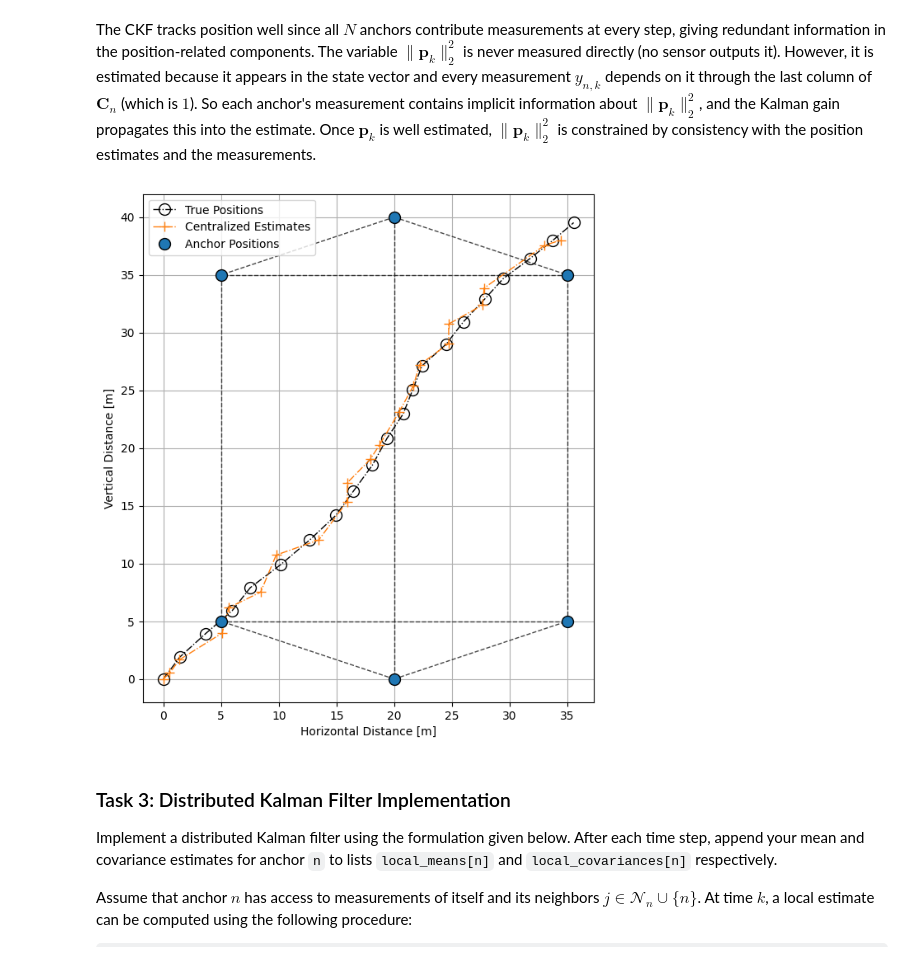
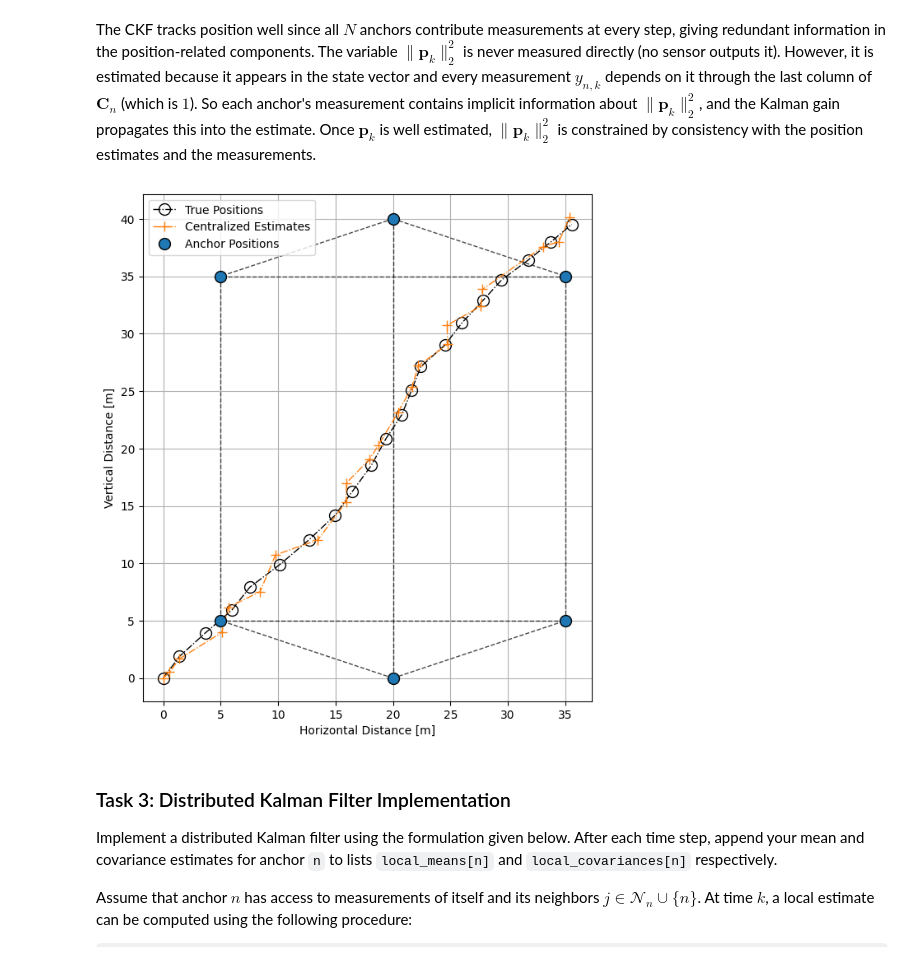
Before and after one commit to sterreno99/PSF_assignments, a Jupyter notebook: Assignments/assignment4_students/assignment4_pragun.ipynb, the cells around one changed output. Saved outputs shown, nothing was run; the diff lists cells and outputs as text; code cells hidden in the pictures; some formulas as TeX source.

```diff
--- a/Assignments/assignment4_students/assignment4_pragun.ipynb
+++ b/Assignments/assignment4_students/assignment4_pragun.ipynb
@@ -183,35 +183,35 @@ C_full = np.vstack([C[n] for n in range(N)])
 # Measurement noise covariance
 R_full = R * np.eye(N)
 
-for k in range(T):
+for k in range(T+1):
     # Previous estimates
     x_prev = centralized_means[-1]
     P_prev = centralized_covariances[-1]
 
     # Prediction
     x_pred = A @ x_prev
     P_pred = A @ P_prev @ A.T + Q
 
     # Stack measurements from all anchors at time step k
     y_k = measurement_list[:, k].reshape(-1, 1)
 
     # Innovation
     S_k = C_full @ P_pred @ C_full.T + R_full
     K_k = P_pred @ C_full.T @ np.linalg.inv(S_k)
 
     # Correction
     x_corr = x_pred + K_k @ (y_k - C_full @ x_pred)
     P_corr = P_pred - K_k @ C_full @ P_pred
 
     centralized_means.append(x_corr)
     centralized_covariances.append(P_corr)
 
 ##### END HERE #####
 
 
 helper.plotCentralizedKFEstimate(true_states, anchor_positions, edge_list, centralized_means)
 # %% [output]
-[figure, old version]
+[figure, new version]
 # %% [markdown]
 ### Task 3: Distributed Kalman Filter Implementation
 Implement a distributed Kalman filter using the formulation given below. After each time step, append your mean and covariance estimates for anchor `n` to lists `local_means[n]` and `local_covariances[n]` respectively.
```
Also changed, not shown: parts of 1 cell of this notebook.
